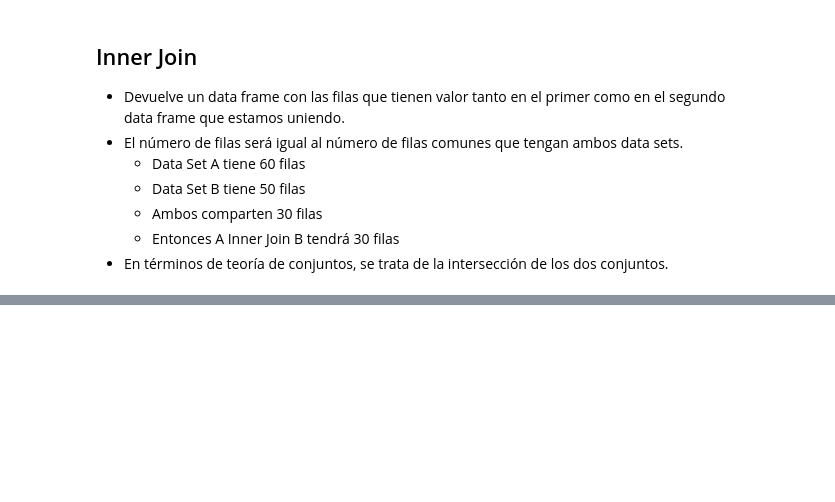
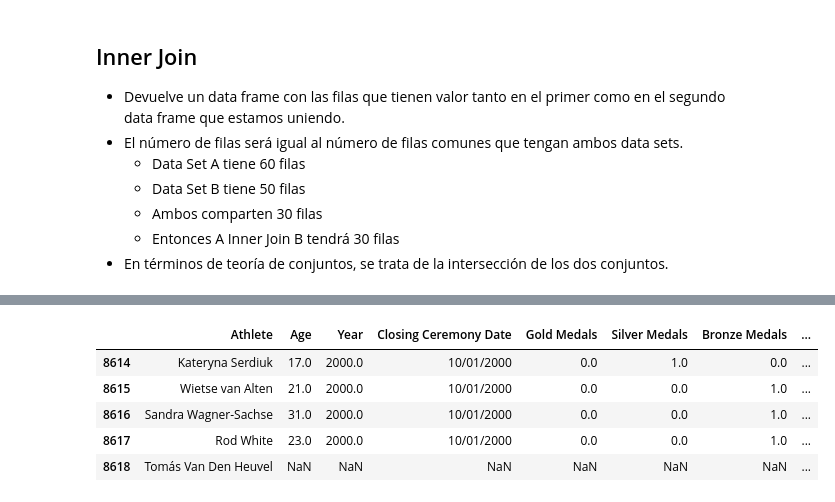
Before and after one commit to tomasvdh/python-ml-course, a Jupyter notebook: mynotebooks/T2 - 4 - Data Cleaning - Concatenación de datos.ipynb, the cells around one changed output, grey strips where cells are left out. Saved outputs shown, nothing was run; the diff lists cells and outputs as text; code cells hidden in the pictures; blank space fills up the shorter version.

```diff
--- a/mynotebooks/T2 - 4 - Data Cleaning - Concatenación de datos.ipynb
+++ b/mynotebooks/T2 - 4 - Data Cleaning - Concatenación de datos.ipynb
@@ -439,0 +510,9 @@ Image(filename="../notebooks/resources/outer-join.png")
+# %%
+merged_outer.tail()
+# %% [output]
+|  | Athlete | Age | Year | Closing Ceremony Date | Gold Medals | Silver Medals | Bronze Medals | ... |
+| 8614 | Kateryna Serdiuk | 17.0 | 2000.0 | 10/01/2000 | 0.0 | 1.0 | 0.0 | ... |
+| 8615 | Wietse van Alten | 21.0 | 2000.0 | 10/01/2000 | 0.0 | 0.0 | 1.0 | ... |
+| 8616 | Sandra Wagner-Sachse | 31.0 | 2000.0 | 10/01/2000 | 0.0 | 0.0 | 1.0 | ... |
+| 8617 | Rod White | 23.0 | 2000.0 | 10/01/2000 | 0.0 | 0.0 | 1.0 | ... |
+| 8618 | Tomás Van Den Heuvel | NaN | NaN | NaN | NaN | NaN | NaN | ... |
```
Also changed, not shown: parts of 47 cells of this notebook.
